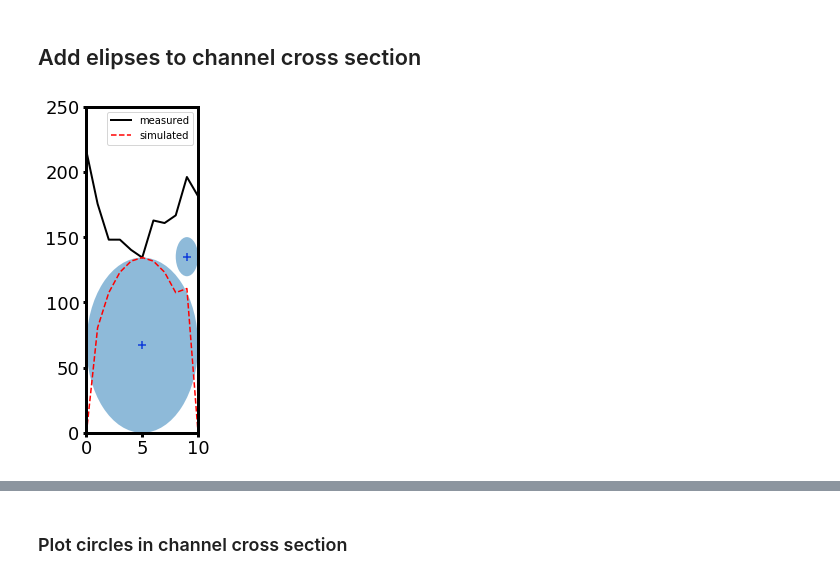
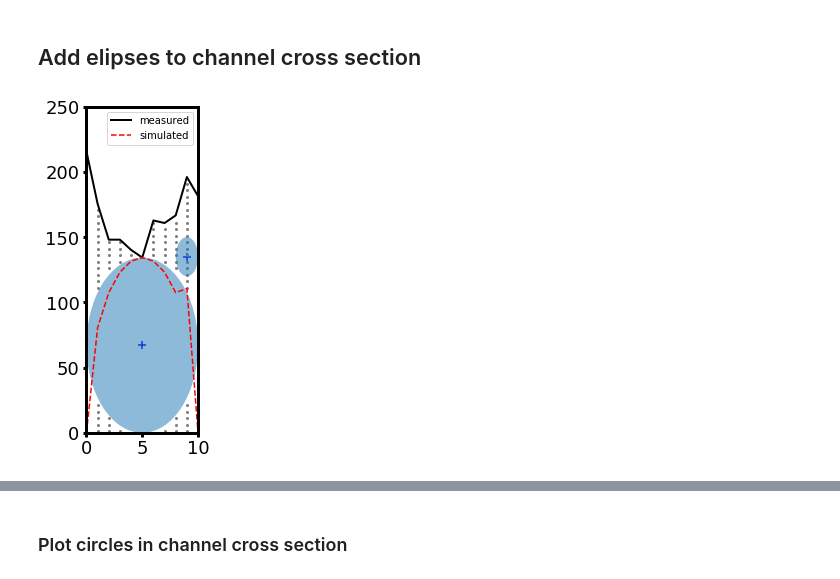
Before and after one commit to ericmuckley/fluid_channel_modeling, a Jupyter notebook: channel_modeling_disks.ipynb, the cells around one changed output, grey strips where cells are left out. Saved outputs shown, nothing was run; the diff lists cells and outputs as text; code cells hidden in the pictures.

```diff
--- a/channel_modeling_disks.ipynb
+++ b/channel_modeling_disks.ipynb
@@ -291,14 +293,14 @@ plt.show()
 # %%
 # use this to reample the cross section for higher resolution
 #cs = resample(np.column_stack((np.arange(img.shape[0]), img[:,i])))
-cs = np.column_stack((np.arange(img.shape[0]), img[:,60]))
+cs = np.column_stack((np.arange(img.shape[0]), img[:, 60]))
 
 # create dictionary for elliptical bubble dimensions (center, width, height)
 # the initial bubble is created as large as possible to fit inside measured cross section
 bub = {
-    'c': [[np.max(cs[:,0])/2, np.min(cs[:,1])/2]],
-    'w': [np.max(cs[:,0])],
-    'h': [np.min(cs[:,1])],
+    'c': [[np.max(cs[:, 0])/2, np.min(cs[:, 1])/2]],
+    'w': [np.max(cs[:, 0])],
+    'h': [np.min(cs[:, 1])],
     'verts': []}
 
 # create initial ellipse
@@ -316,43 +318,65 @@ ax.scatter(*bub['c'][0], marker='+', s=80, c='b')
 # add void fraction cross section to plot
 ax.plot(cs[:,0], cs[:,1], lw=2, c='k', label='measured')
 
 
 # calculate residual between measured and simulated cross sections
-residual = np.column_stack((cs[:, 0], cs[:,1]-sim_cs))
+residual = np.column_stack((cs[:, 0], cs[:, 1]-sim_cs))
 
 
 
 # create new bubbles
-for c in range(1,2):
+for b in range(1, 2):
 
     # calculate residual between measured and simulated cross sections
-    residual = np.column_stack((cs[:, 0], cs[:,1]-sim_cs))
+    residual = np.column_stack((cs[:, 0], cs[:, 1]-sim_cs))
 
-    # geenrate new bubble
     new_c, new_w, new_h = [9, 135], 2, 30
-
     bub['c'].append(new_c)
     bub['w'].append(new_w)
     bub['h'].append(new_h)
 
+
     # add ellipse cross section to total simulated cross section
-    sim_cs += ellipse_integral(cs[:,0], bub['c'][c][0], bub['w'][c], bub['h'][c])
+    sim_cs += ellipse_integral(cs[:,0], bub['c'][b][0], bub['w'][b], bub['h'][b])
 
     # plot new ellipse
-    ellipse_object = patches.Ellipse(bub['c'][c], bub['w'][c], bub['h'][c], alpha=0.5)
+    ellipse_object = patches.Ellipse(bub['c'][b], bub['w'][b], bub['h'][b], alpha=0.5)
     ellipse_vetices = get_ellipse_vertices(ellipse_object)
+    bub['verts'].append(ellipse_vertices)
     ax.add_patch(ellipse_object)
-    ax.scatter(*bub['c'][c], marker='+', s=80, c='b')
+    ax.scatter(*bub['c'][b], marker='+', s=80, c='b')
+
+
+
+
+    # generate new bubble
+    potential_centers = []
+    for xi in range(1, len(cs)-1):
+         for yi in range(1, int(np.floor(cs[xi, 1])), 5):
+            point = Point(xi, yi)
+
+            polygon = Polygon(v)
+
+            for v in bub['verts']:
+            if not polygon.contains(point):
+                potential_centers.append([xi, yi])
+
+
+    [ax.scatter(*pot, s=4, c='gray') for pot in potential_centers]
+
+
+
+
 
 # plot simulated void fraction cross section
 ax.plot(cs[:, 0], sim_cs, c='r', linestyle='--', label='simulated')
-plt.xlim([cs[0,0], cs[-1,0]])
+plt.xlim([cs[0, 0], cs[-1, 0]])
 plt.ylim([0, data['d_um']])
 fig.set_size_inches(2, 6)
 plt.legend()
 plt.show()
 # %% [output]
-[figure, old version]
+[figure, new version]
 # %%
 ellipse = patches.Ellipse(bub['c'][0], bub['w'][0], bub['h'][0], alpha=0.2)
 
```
Also changed, not shown: parts of 2 cells of this notebook.
